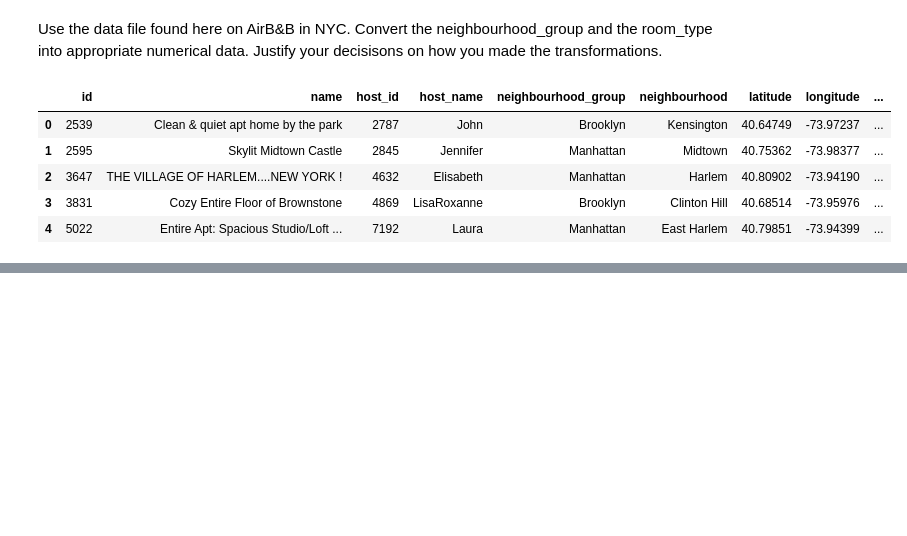
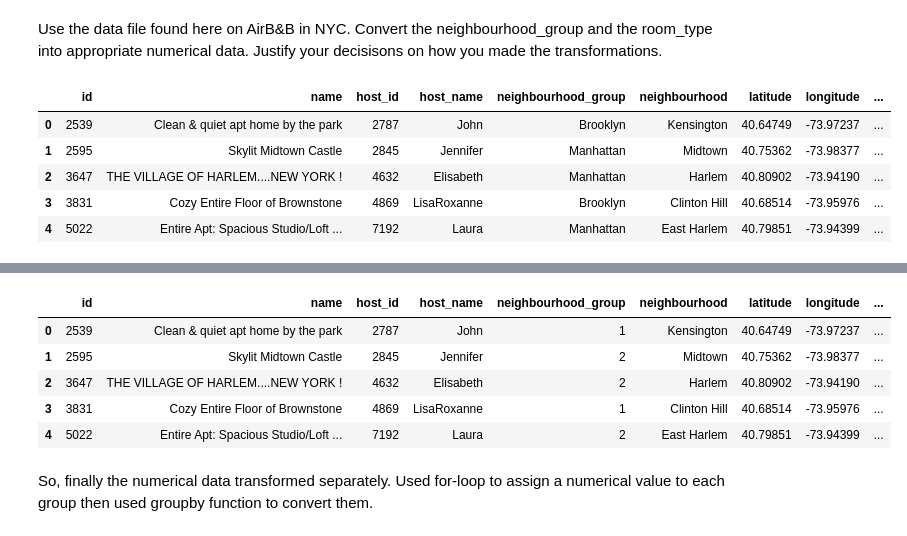
Before and after one commit to bbishal12/Quiz0, a Jupyter notebook: Quiz_18_Encoding.ipynb, the cells around one changed output, grey strips where cells are left out. Saved outputs shown, nothing was run; the diff lists cells and outputs as text; code cells hidden in the pictures; blank space fills up the shorter version.

```diff
--- a/Quiz_18_Encoding.ipynb
+++ b/Quiz_18_Encoding.ipynb
@@ -19,0 +53,3 @@ df.head()
+# %%
+df = pd.read_csv("https://raw.githubusercontent.com/nurfnick/Data_Viz/main/AB_NYC_2019.csv")
+df.head()
@@ -19,0 +63,4 @@ df.head()
+# %%
+edlevels = sorted(df.neighbourhood_group.unique())
+
+edlevels
@@ -19,0 +69,7 @@ df.head()
+# %%
+eddict = {}
+
+for i in range(5):
+  eddict[edlevels[i]] = i
+
+eddict
@@ -19,0 +103,13 @@ df.head()
+# %%
+df.neighbourhood_group = df.neighbourhood_group.map(eddict)
+
+df.head()
+# %% [output]
+|  | id | name | host_id | host_name | neighbourhood_group | neighbourhood | latitude | longitude | ... |
+| 0 | 2539 | Clean & quiet apt home by the park | 2787 | John | 1 | Kensington | 40.64749 | -73.97237 | ... |
+| 1 | 2595 | Skylit Midtown Castle | 2845 | Jennifer | 2 | Midtown | 40.75362 | -73.98377 | ... |
+| 2 | 3647 | THE VILLAGE OF HARLEM....NEW YORK ! | 4632 | Elisabeth | 2 | Harlem | 40.80902 | -73.94190 | ... |
+| 3 | 3831 | Cozy Entire Floor of Brownstone | 4869 | LisaRoxanne | 1 | Clinton Hill | 40.68514 | -73.95976 | ... |
+| 4 | 5022 | Entire Apt: Spacious Studio/Loft ... | 7192 | Laura | 2 | East Harlem | 40.79851 | -73.94399 | ... |
+# %% [markdown]
+So, finally the numerical data transformed separately. Used for-loop to assign a numerical value to each group then used groupby function to  convert them.
```
Also changed, not shown: parts of 9 cells of this notebook.
